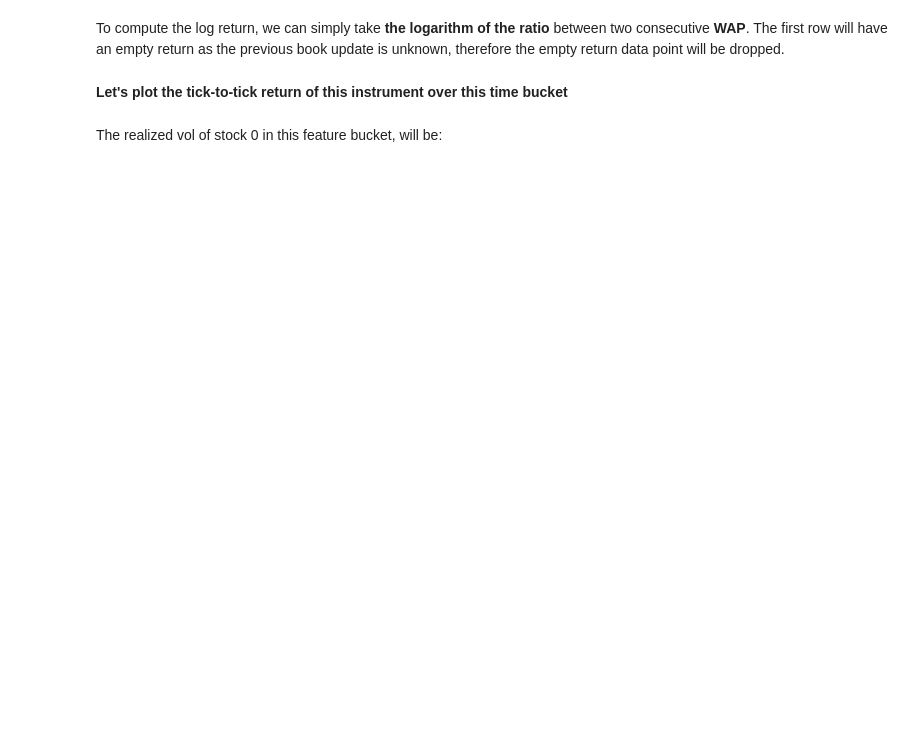
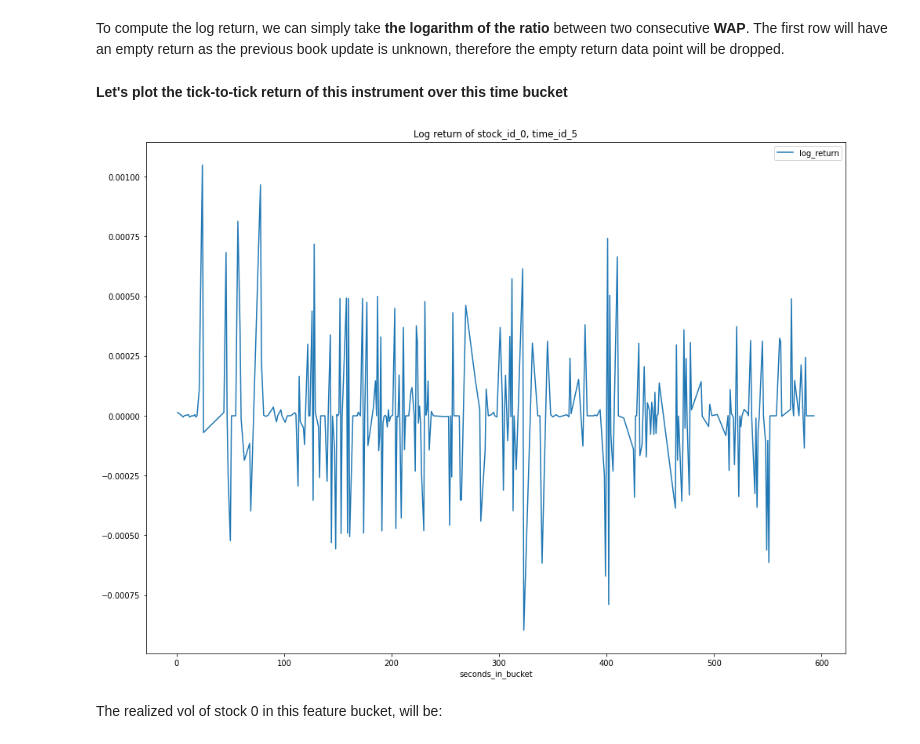
Before and after one commit to hsuehkuan-lu/volatility-prediction, a Jupyter notebook: notebook/introduction-to-financial-concepts-and-data.ipynb, the cells around one changed output. Saved outputs shown, nothing was run; the diff lists cells and outputs as text; code cells hidden in the pictures; blank space fills up the shorter version.

```diff
--- a/notebook/introduction-to-financial-concepts-and-data.ipynb
+++ b/notebook/introduction-to-financial-concepts-and-data.ipynb
@@ -154,8 +282,9 @@ book_example = book_example[~book_example['log_return'].isnull()]
 # %% [markdown]
 **Let's plot the tick-to-tick return of this instrument over this time bucket**
 # %%
-fig = px.line(book_example, x="seconds_in_bucket", y="log_return", title='Log return of stock_id_0, time_id_5')
-fig.show()
+lines = book_example.plot.line(x="seconds_in_bucket", y="log_return", title='Log return of stock_id_0, time_id_5', figsize=(16, 12))
+# %% [output]
+[figure, added]
 # %% [markdown]
 The realized vol of stock 0 in this feature bucket, will be:
 # %%
```
Also changed, not shown: parts of 22 cells of this notebook, 3 other files.
